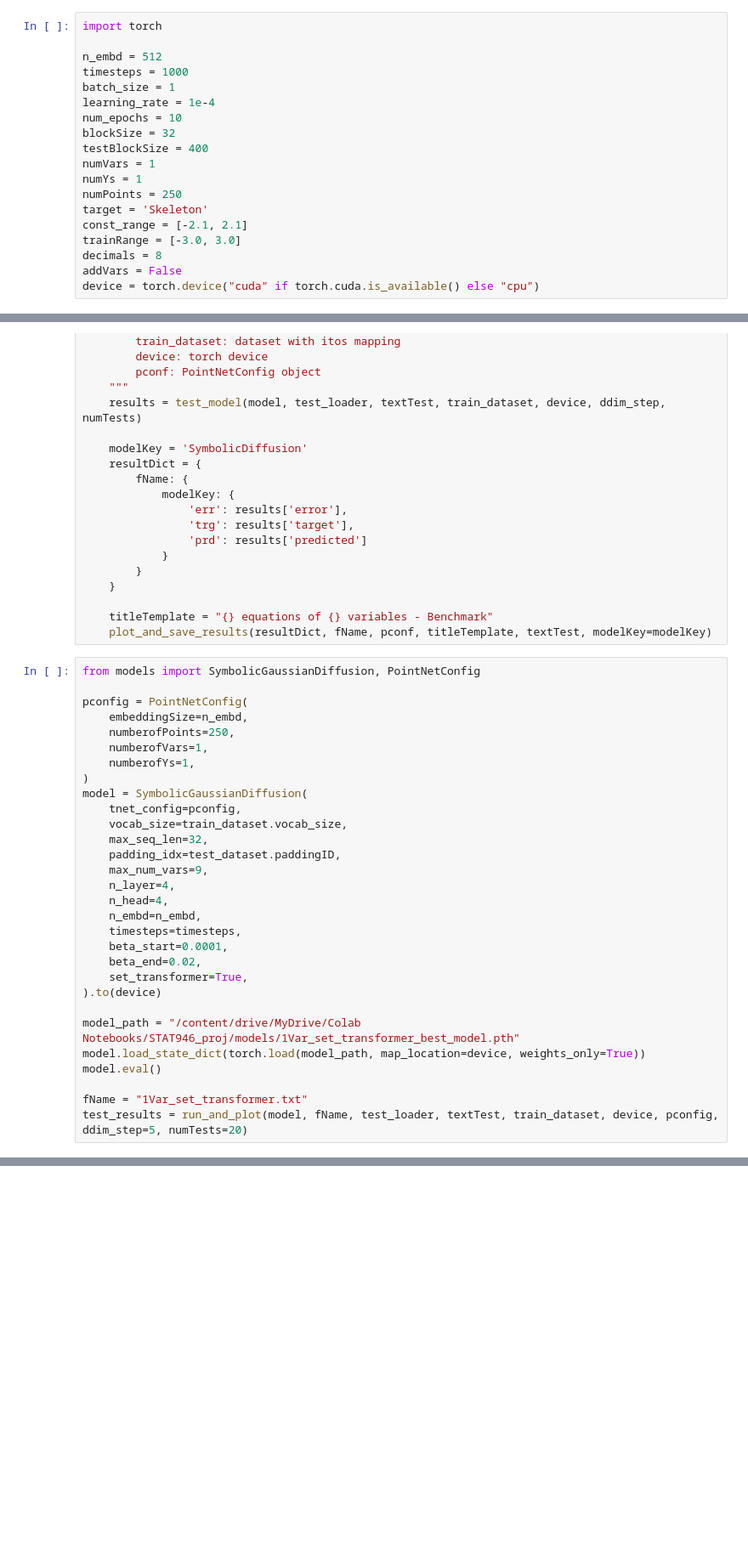
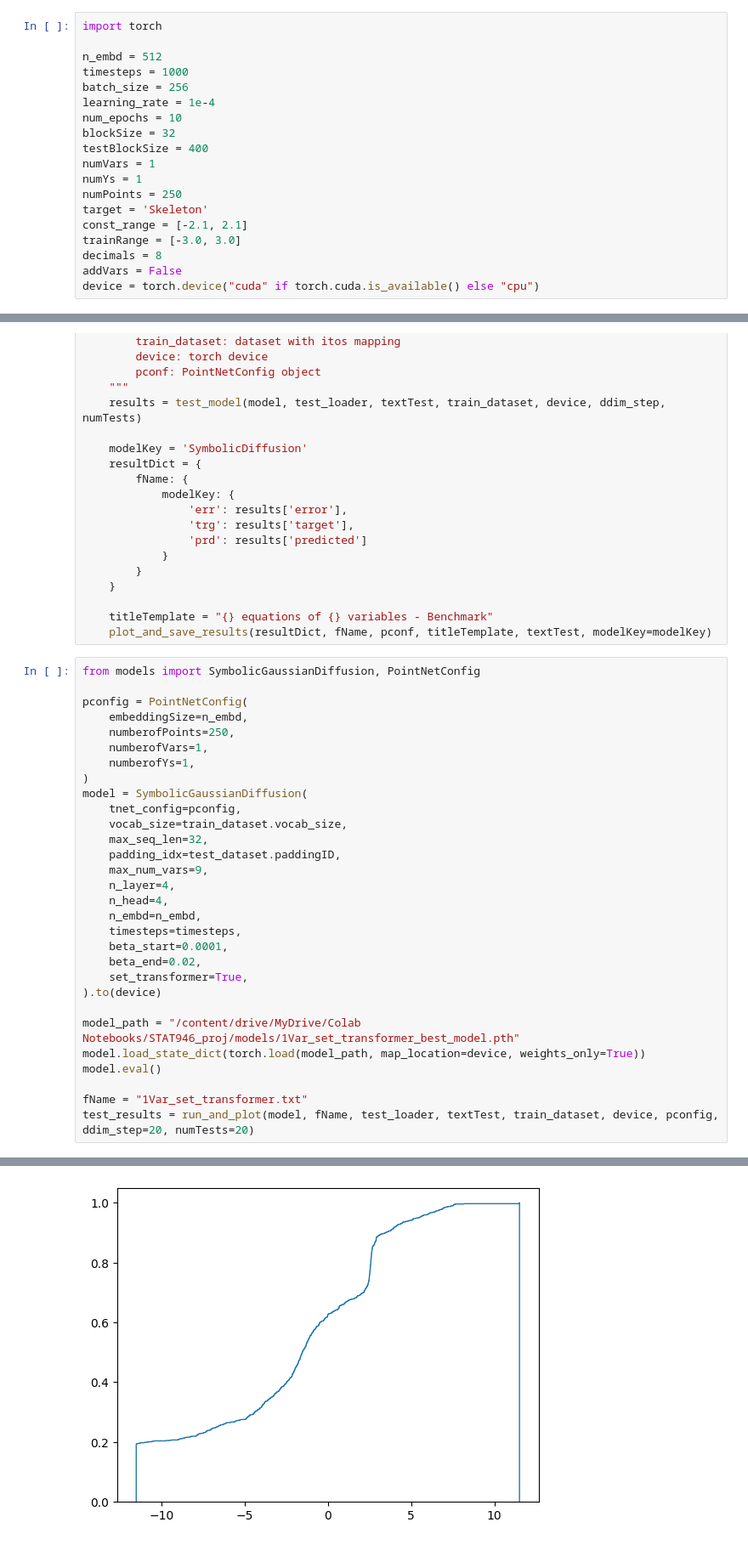
Before and after one commit to carolynw898/STAT946Proj, a Jupyter notebook: test.ipynb, the cells around one changed output, grey strips where cells are left out. Shown at 85% size. Saved outputs shown, nothing was run; the diff lists cells and outputs as text; blank space fills up the shorter version.

```diff
--- a/test.ipynb
+++ b/test.ipynb
@@ -10,7 +10,7 @@ import torch
 
 n_embd = 512
 timesteps = 1000
-batch_size = 1
+batch_size = 256
 learning_rate = 1e-4
 num_epochs = 10
 blockSize = 32
@@ -198,5 +198,5 @@ model.load_state_dict(torch.load(model_path, map_location=device, weights_only=T
 model.eval()
 
 fName = "1Var_set_transformer.txt"
-test_results = run_and_plot(model, fName, test_loader, textTest, train_dataset, device, pconfig, ddim_step=5, numTests=20)
+test_results = run_and_plot(model, fName, test_loader, textTest, train_dataset, device, pconfig, ddim_step=20, numTests=20)
 # %% [output]
@@ -206,0 +224 @@ RuntimeError: Error(s) in loading state_dict for SymbolicGaussianDiffusion:
+[figure, added]
```
Also changed, not shown: parts of 3 cells of this notebook.
